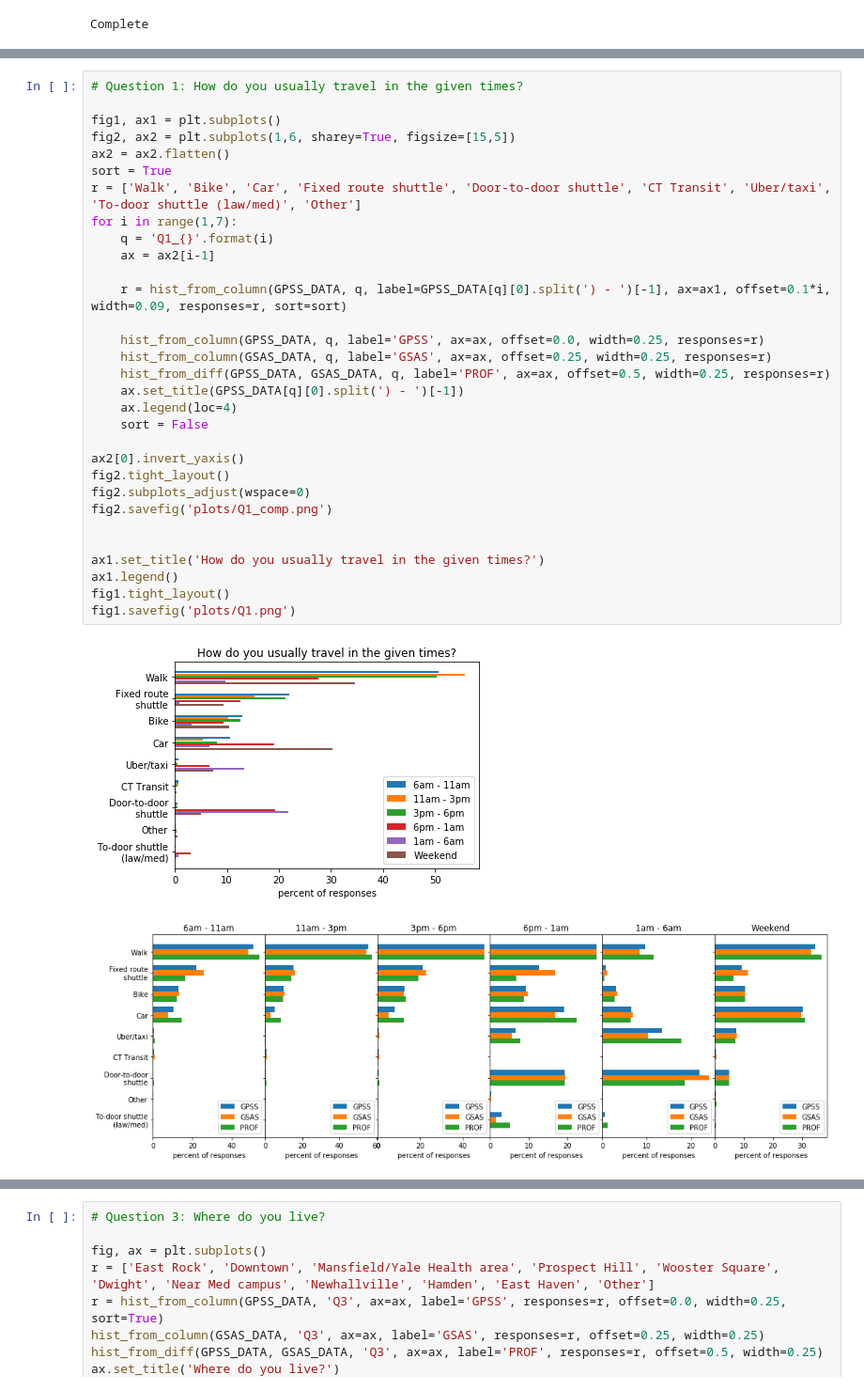
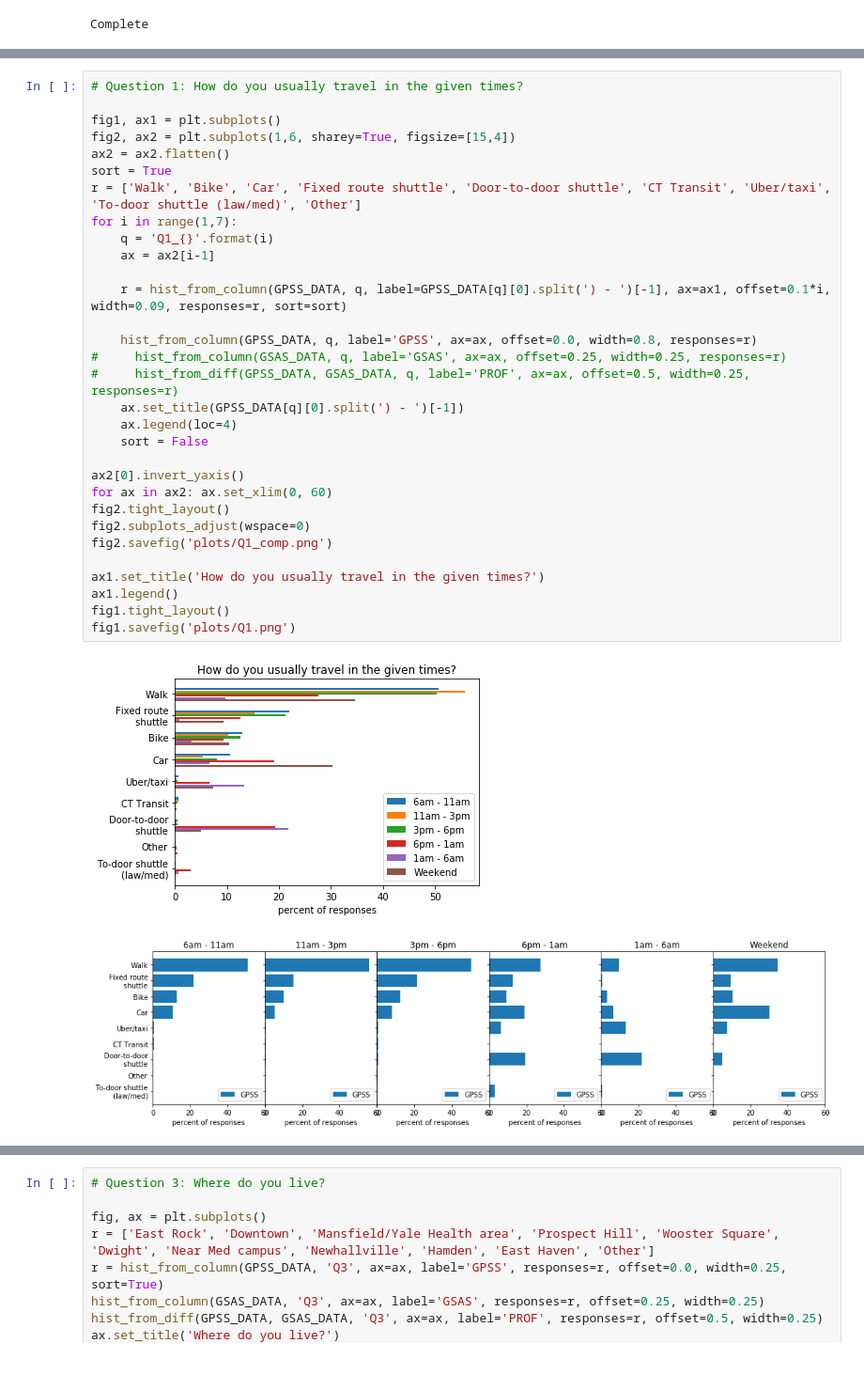
Before and after one commit to matulisca/GSASurveyAnalysis, a Jupyter notebook: transit_analysis.ipynb, the cells around one changed output, grey strips where cells are left out. Shown at 94% size. Cells and saved outputs as stored; diff of their text form.

Commit message:
plots used for TS deep dive

```diff
--- a/transit_analysis.ipynb
+++ b/transit_analysis.ipynb
@@ -160,37 +161,37 @@ Complete
 # %%
 # Question 1: How do you usually travel in the given times?
 
 fig1, ax1 = plt.subplots()
-fig2, ax2 = plt.subplots(1,6, sharey=True, figsize=[15,5])
+fig2, ax2 = plt.subplots(1,6, sharey=True, figsize=[15,4])
 ax2 = ax2.flatten()
 sort = True
 r = ['Walk', 'Bike', 'Car', 'Fixed route shuttle', 'Door-to-door shuttle', 'CT Transit', 'Uber/taxi', 'To-door shuttle (law/med)', 'Other']
 for i in range(1,7):
     q = 'Q1_{}'.format(i)
     ax = ax2[i-1]
 
     r = hist_from_column(GPSS_DATA, q, label=GPSS_DATA[q][0].split(') - ')[-1], ax=ax1, offset=0.1*i, width=0.09, responses=r, sort=sort)
 
-    hist_from_column(GPSS_DATA, q, label='GPSS', ax=ax, offset=0.0, width=0.25, responses=r)
-    hist_from_column(GSAS_DATA, q, label='GSAS', ax=ax, offset=0.25, width=0.25, responses=r)
-    hist_from_diff(GPSS_DATA, GSAS_DATA, q, label='PROF', ax=ax, offset=0.5, width=0.25, responses=r)
+    hist_from_column(GPSS_DATA, q, label='GPSS', ax=ax, offset=0.0, width=0.8, responses=r)
+#     hist_from_column(GSAS_DATA, q, label='GSAS', ax=ax, offset=0.25, width=0.25, responses=r)
+#     hist_from_diff(GPSS_DATA, GSAS_DATA, q, label='PROF', ax=ax, offset=0.5, width=0.25, responses=r)
     ax.set_title(GPSS_DATA[q][0].split(') - ')[-1])
     ax.legend(loc=4)
     sort = False
 
 ax2[0].invert_yaxis()
+for ax in ax2: ax.set_xlim(0, 60)
 fig2.tight_layout()
 fig2.subplots_adjust(wspace=0)
 fig2.savefig('plots/Q1_comp.png')
-
 
 ax1.set_title('How do you usually travel in the given times?')
 ax1.legend()
 fig1.tight_layout()
 fig1.savefig('plots/Q1.png')
 # %% [output]
 [figure]
-[figure, old version]
+[figure, new version]
 # %%
 # Question 2: Which transportation methods have you not heard of?
 
```
Also changed, not shown: parts of 9 cells of this notebook, 17 other files.
